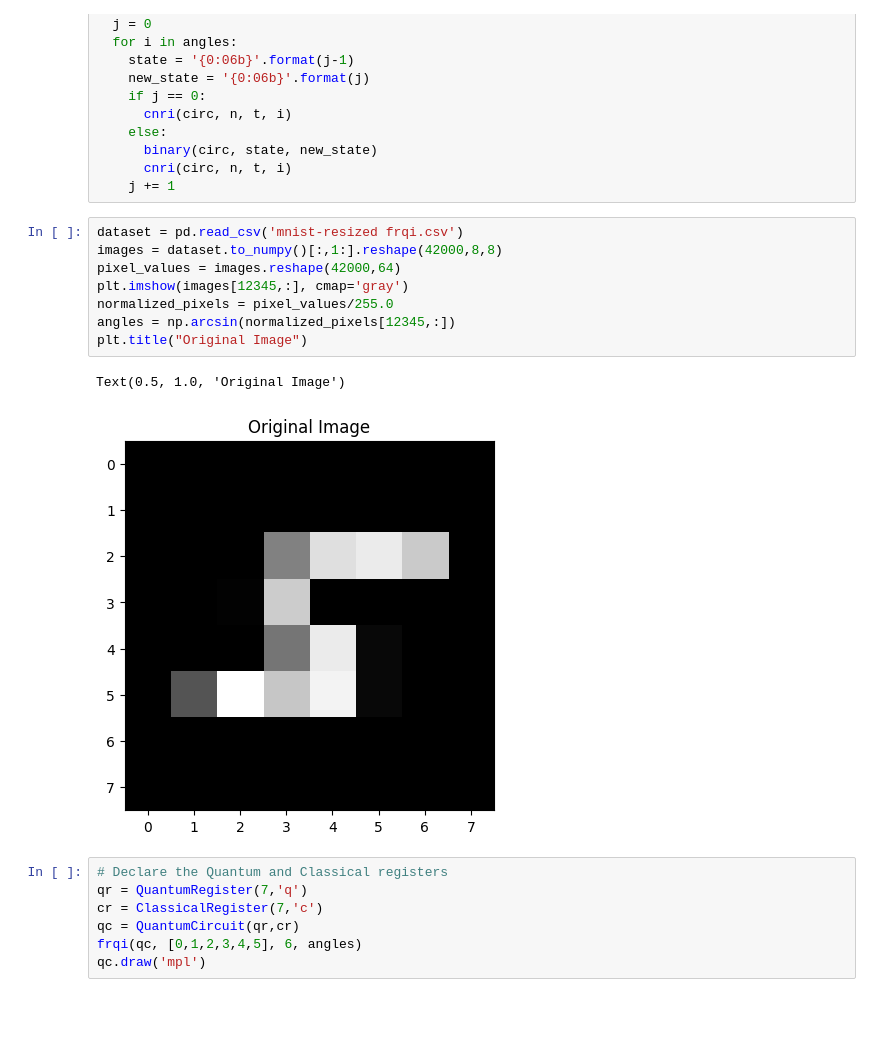
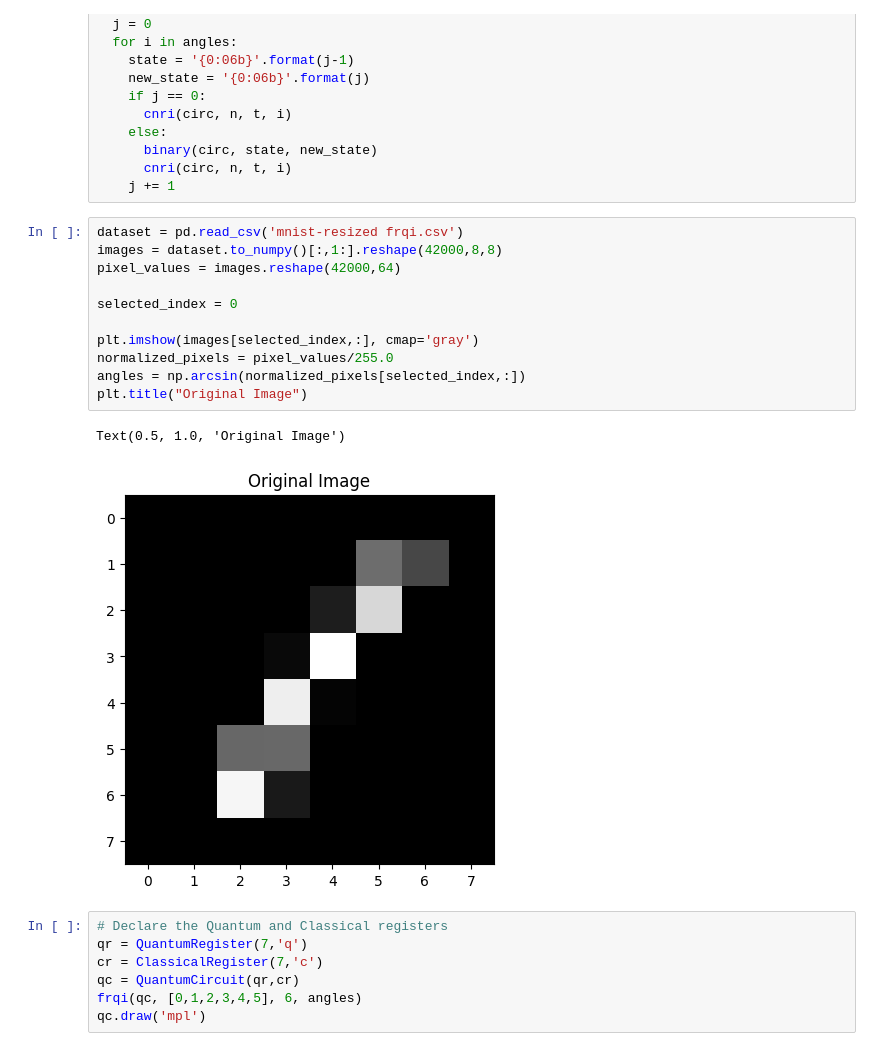
Before and after one commit to small-brain-ferret/quantum-image-ksasf, a Jupyter notebook: FRQI-greyscale/frqi.ipynb, the cells around one changed output. Cells and saved outputs as stored; diff of their text form; blank space fills up the shorter version.

```diff
--- a/FRQI-greyscale/frqi.ipynb
+++ b/FRQI-greyscale/frqi.ipynb
@@ -85,14 +85,17 @@ def frqi(circ,n ,t, angles):
 # %%
 dataset = pd.read_csv('mnist-resized frqi.csv')
 images = dataset.to_numpy()[:,1:].reshape(42000,8,8)
 pixel_values = images.reshape(42000,64)
-plt.imshow(images[12345,:], cmap='gray')
+
+selected_index = 0
+
+plt.imshow(images[selected_index,:], cmap='gray')
 normalized_pixels = pixel_values/255.0
-angles = np.arcsin(normalized_pixels[12345,:])
+angles = np.arcsin(normalized_pixels[selected_index,:])
 plt.title("Original Image")
 # %% [output]
 Text(0.5, 1.0, 'Original Image')
-[figure, old version]
+[figure, new version]
 # %%
 # Declare the Quantum and Classical registers
 qr = QuantumRegister(7,'q')
```
Also changed, not shown: parts of 3 cells of this notebook, 1 other file.
